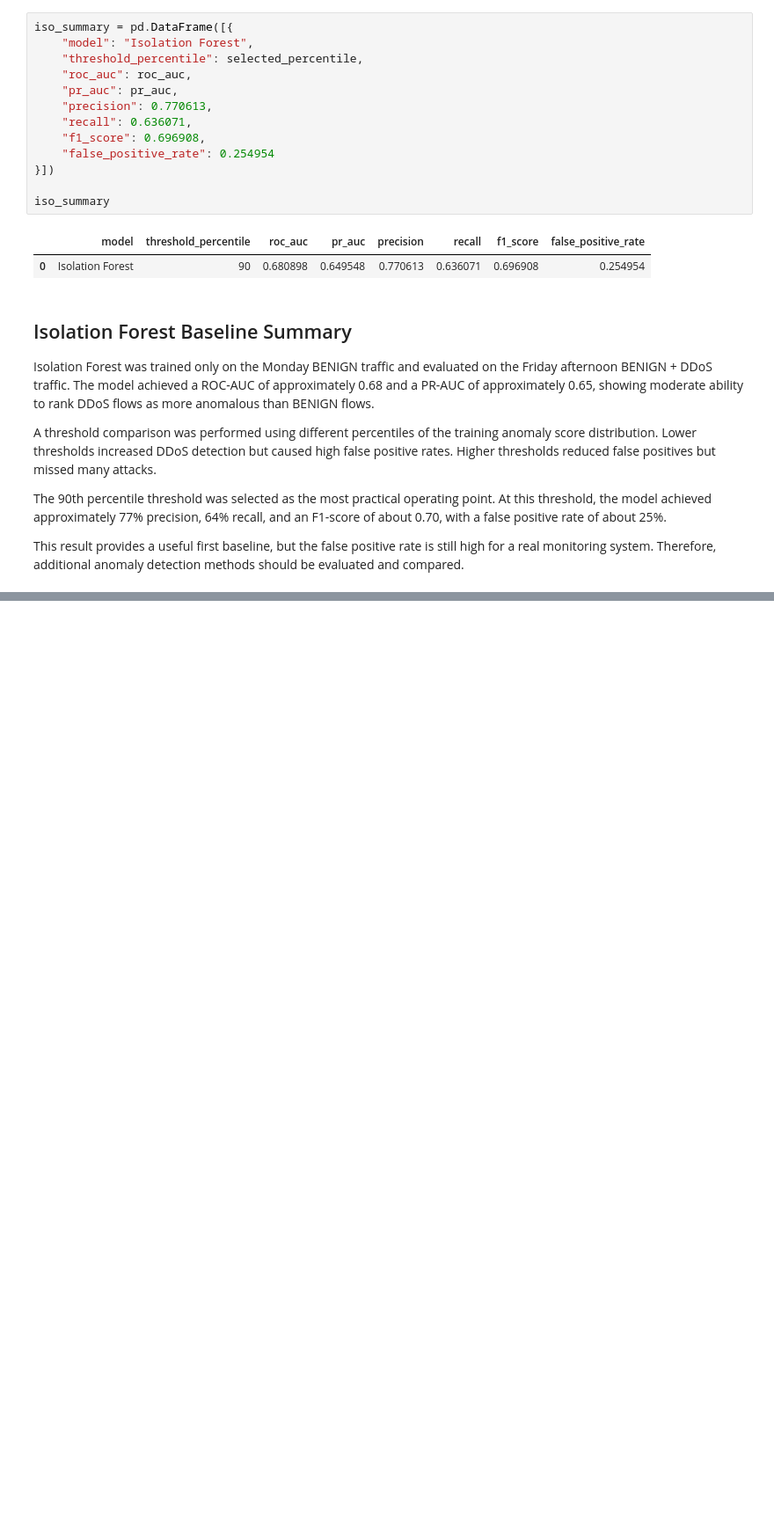
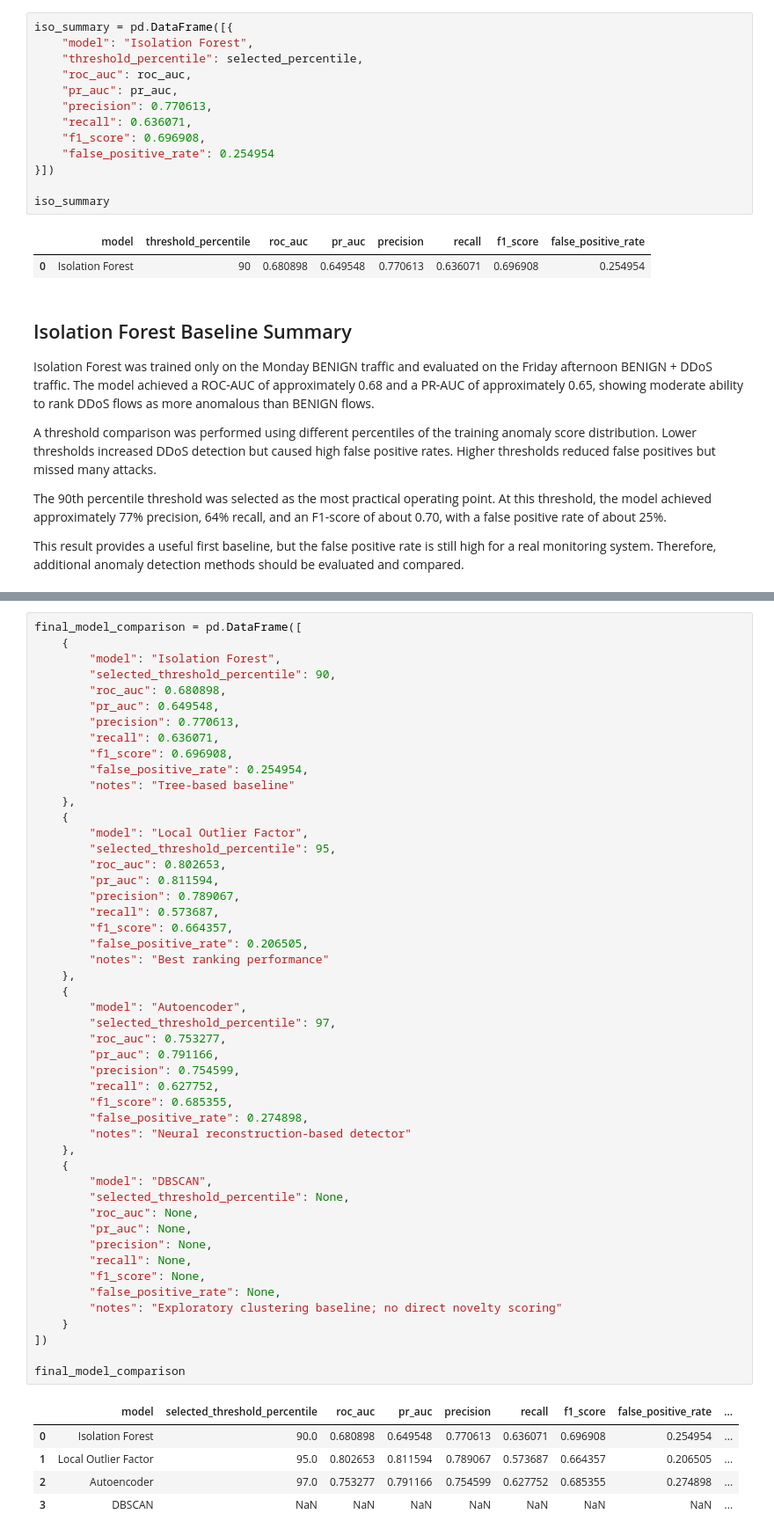
Before and after one commit to manuviswakarmave/network_intrusion_detection, a Jupyter notebook: notebooks/03_baseline_anomaly_detection.ipynb, the cells around one changed output, grey strips where cells are left out. Shown at 88% size. Cells and saved outputs as stored; diff of their text form; blank space fills up the shorter version.

```diff
--- a/notebooks/03_baseline_anomaly_detection.ipynb
+++ b/notebooks/03_baseline_anomaly_detection.ipynb
@@ -300,0 +851,55 @@ This result provides a useful first baseline, but the false positive rate is sti
+# %%
+final_model_comparison = pd.DataFrame([
+    {
+        "model": "Isolation Forest",
+        "selected_threshold_percentile": 90,
+        "roc_auc": 0.680898,
+        "pr_auc": 0.649548,
+        "precision": 0.770613,
+        "recall": 0.636071,
+        "f1_score": 0.696908,
+        "false_positive_rate": 0.254954,
+        "notes": "Tree-based baseline"
+    },
+    {
+        "model": "Local Outlier Factor",
+        "selected_threshold_percentile": 95,
+        "roc_auc": 0.802653,
+        "pr_auc": 0.811594,
+        "precision": 0.789067,
+        "recall": 0.573687,
+        "f1_score": 0.664357,
+        "false_positive_rate": 0.206505,
+        "notes": "Best ranking performance"
+    },
+    {
+        "model": "Autoencoder",
+        "selected_threshold_percentile": 97,
+        "roc_auc": 0.753277,
+        "pr_auc": 0.791166,
+        "precision": 0.754599,
+        "recall": 0.627752,
+        "f1_score": 0.685355,
+        "false_positive_rate": 0.274898,
+        "notes": "Neural reconstruction-based detector"
+    },
+    {
+        "model": "DBSCAN",
+        "selected_threshold_percentile": None,
+        "roc_auc": None,
+        "pr_auc": None,
+        "precision": None,
+        "recall": None,
+        "f1_score": None,
+        "false_positive_rate": None,
+        "notes": "Exploratory clustering baseline; no direct novelty scoring"
+    }
+])
+
+final_model_comparison
+# %% [output]
+|  | model | selected_threshold_percentile | roc_auc | pr_auc | precision | recall | f1_score | false_positive_rate | ... |
+| 0 | Isolation Forest | 90.0 | 0.680898 | 0.649548 | 0.770613 | 0.636071 | 0.696908 | 0.254954 | ... |
+| 1 | Local Outlier Factor | 95.0 | 0.802653 | 0.811594 | 0.789067 | 0.573687 | 0.664357 | 0.206505 | ... |
+| 2 | Autoencoder | 97.0 | 0.753277 | 0.791166 | 0.754599 | 0.627752 | 0.685355 | 0.274898 | ... |
+| 3 | DBSCAN | NaN | NaN | NaN | NaN | NaN | NaN | NaN | ... |
```
Also changed, not shown: parts of 32 cells of this notebook, 1 other file.
